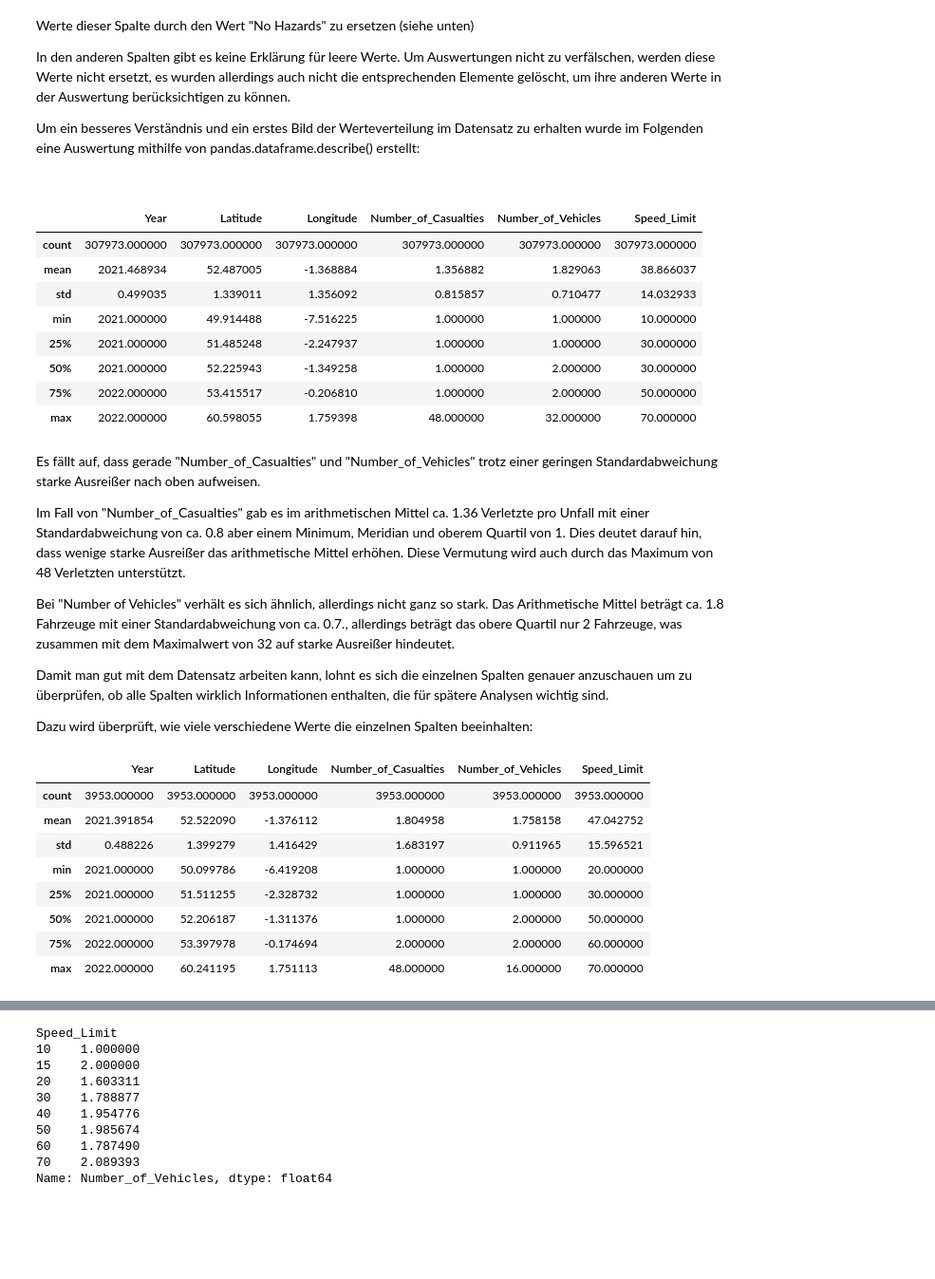
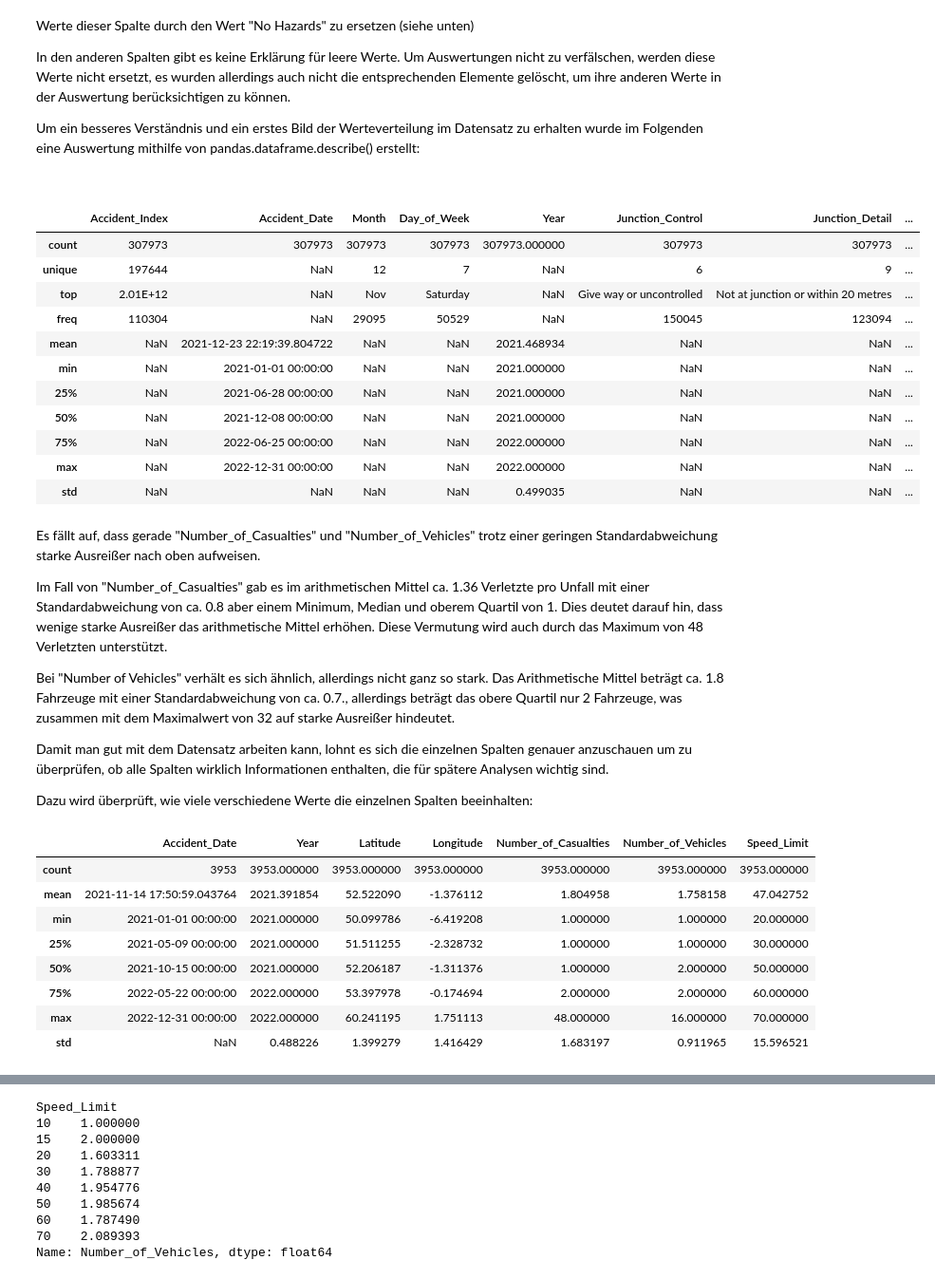
Before and after one commit to bentleman-byte/Credit-Card-Fraud-DSKI, a Jupyter notebook: Road_Accident.ipynb, the cells around one changed output, grey strips where cells are left out. Shown at 95% size. Drawn from its saved outputs; the diff is of its cells as text; code cells hidden in the pictures; blank space fills up the shorter version.

```diff
--- a/Road_Accident.ipynb
+++ b/Road_Accident.ipynb
@@ -50,3 +50,19 @@ import matplotlib.pyplot as plt
 
 #Erstellung des Dataframes aus der CSV Datei
 df = pd.read_csv("Road_Accident_Data.csv")
+# %%
+#Vorgezogene Datenbereinigung: Korrektut der Wochentage
+
+#errors="coerce" wandelt fehlerhafte Datumsangaben in NaT um, dayfirst=False gibt an, dass das Datum im Format Monat/Tag/Jahr vorliegt
+df["Accident_Date"] = pd.to_datetime(df["Accident_Date"], dayfirst=False, errors="coerce")
+
+#Gibt Fehlerhafte Tagesangaben aus, die nicht mit dem Wochentag übereinstimmen
+fehlerhafte_tage = (df["Day_of_Week"] != df["Accident_Date"].dt.day_name()).sum()
+print(f"Vorher: Anzahl Zeilen mit falschem Wochentag: {fehlerhafte_tage}")
+
+#ersetzt die fehlerhaften Tagesangaben durch die korrekten Wochentage
+df["Day_of_Week"] = df["Accident_Date"].dt.day_name()
+
+#Gibt Fehlerhafte Tagesangaben aus, die nicht mit dem Wochentag übereinstimmen
+fehlerhafte_tage = (df["Day_of_Week"] != df["Accident_Date"].dt.day_name()).sum()
+print(f"Nachher: Anzahl Zeilen mit falschem Wochentag: {fehlerhafte_tage}")
@@ -101,6 +119,8 @@ df.head()
 Als nächstes werden allgemeine Informationen über den Datensatz untersucht:
 # %%
 #Informationen über den Datensatz ausgeben
+pd.set_option('display.max_rows', None)
+pd.set_option('display.max_columns', None)
 df.info()
 # %% [output]
 <class 'pandas.DataFrame'>
@@ -134,21 +154,24 @@ Um ein besseres Verständnis und ein erstes Bild der Werteverteilung im Datensat
 <br>
 # %%
 #Auswertung der Werteverteilung der kardinal skalierten Attribute
-df.describe()
+df.describe(include = "all")
 # %% [output]
-|  | Year | Latitude | Longitude | Number_of_Casualties | Number_of_Vehicles | Speed_Limit |
-| count | 307973.000000 | 307973.000000 | 307973.000000 | 307973.000000 | 307973.000000 | 307973.000000 |
-| mean | 2021.468934 | 52.487005 | -1.368884 | 1.356882 | 1.829063 | 38.866037 |
-| std | 0.499035 | 1.339011 | 1.356092 | 0.815857 | 0.710477 | 14.032933 |
-| min | 2021.000000 | 49.914488 | -7.516225 | 1.000000 | 1.000000 | 10.000000 |
-| 25% | 2021.000000 | 51.485248 | -2.247937 | 1.000000 | 1.000000 | 30.000000 |
-| 50% | 2021.000000 | 52.225943 | -1.349258 | 1.000000 | 2.000000 | 30.000000 |
-| 75% | 2022.000000 | 53.415517 | -0.206810 | 1.000000 | 2.000000 | 50.000000 |
-| max | 2022.000000 | 60.598055 | 1.759398 | 48.000000 | 32.000000 | 70.000000 |
+|  | Accident_Index | Accident_Date | Month | Day_of_Week | Year | Junction_Control | Junction_Detail | ... |
+| count | 307973 | 307973 | 307973 | 307973 | 307973.000000 | 307973 | 307973 | ... |
+| unique | 197644 | NaN | 12 | 7 | NaN | 6 | 9 | ... |
+| top | 2.01E+12 | NaN | Nov | Saturday | NaN | Give way or uncontrolled | Not at junction or within 20 metres | ... |
+| freq | 110304 | NaN | 29095 | 50529 | NaN | 150045 | 123094 | ... |
+| mean | NaN | 2021-12-23 22:19:39.804722 | NaN | NaN | 2021.468934 | NaN | NaN | ... |
+| min | NaN | 2021-01-01 00:00:00 | NaN | NaN | 2021.000000 | NaN | NaN | ... |
+| 25% | NaN | 2021-06-28 00:00:00 | NaN | NaN | 2021.000000 | NaN | NaN | ... |
+| 50% | NaN | 2021-12-08 00:00:00 | NaN | NaN | 2021.000000 | NaN | NaN | ... |
+| 75% | NaN | 2022-06-25 00:00:00 | NaN | NaN | 2022.000000 | NaN | NaN | ... |
+| max | NaN | 2022-12-31 00:00:00 | NaN | NaN | 2022.000000 | NaN | NaN | ... |
+| std | NaN | NaN | NaN | NaN | 0.499035 | NaN | NaN | ... |
 # %% [markdown]
 Es fällt auf, dass gerade "Number_of_Casualties" und "Number_of_Vehicles" trotz einer geringen Standardabweichung starke Ausreißer nach oben aufweisen.
 
-Im Fall von "Number_of_Casualties" gab es im arithmetischen Mittel ca. 1.36 Verletzte pro Unfall mit einer Standardabweichung von ca. 0.8 aber einem Minimum, Meridian und oberem Quartil von 1. Dies deutet darauf hin, dass wenige starke Ausreißer das arithmetische Mittel erhöhen. Diese Vermutung wird auch durch das Maximum von 48 Verletzten unterstützt.
+Im Fall von "Number_of_Casualties" gab es im arithmetischen Mittel ca. 1.36 Verletzte pro Unfall mit einer Standardabweichung von ca. 0.8 aber einem Minimum, Median und oberem Quartil von 1. Dies deutet darauf hin, dass wenige starke Ausreißer das arithmetische Mittel erhöhen. Diese Vermutung wird auch durch das Maximum von 48 Verletzten unterstützt.
 
 Bei "Number of Vehicles" verhält es sich ähnlich, allerdings nicht ganz so stark. Das Arithmetische Mittel beträgt ca. 1.8 Fahrzeuge mit einer Standardabweichung von ca. 0.7., allerdings beträgt das obere Quartil nur 2 Fahrzeuge, was zusammen mit dem Maximalwert von 32 auf starke Ausreißer hindeutet.
 
@@ -159,15 +182,15 @@ Dazu wird überprüft, wie viele verschiedene Werte die einzelnen Spalten beeinh
 # %%
 df[df["Accident_Severity"] == "Fatal"].describe()
 # %% [output]
-|  | Year | Latitude | Longitude | Number_of_Casualties | Number_of_Vehicles | Speed_Limit |
-| count | 3953.000000 | 3953.000000 | 3953.000000 | 3953.000000 | 3953.000000 | 3953.000000 |
-| mean | 2021.391854 | 52.522090 | -1.376112 | 1.804958 | 1.758158 | 47.042752 |
-| std | 0.488226 | 1.399279 | 1.416429 | 1.683197 | 0.911965 | 15.596521 |
-| min | 2021.000000 | 50.099786 | -6.419208 | 1.000000 | 1.000000 | 20.000000 |
-| 25% | 2021.000000 | 51.511255 | -2.328732 | 1.000000 | 1.000000 | 30.000000 |
-| 50% | 2021.000000 | 52.206187 | -1.311376 | 1.000000 | 2.000000 | 50.000000 |
-| 75% | 2022.000000 | 53.397978 | -0.174694 | 2.000000 | 2.000000 | 60.000000 |
-| max | 2022.000000 | 60.241195 | 1.751113 | 48.000000 | 16.000000 | 70.000000 |
+|  | Accident_Date | Year | Latitude | Longitude | Number_of_Casualties | Number_of_Vehicles | Speed_Limit |
+| count | 3953 | 3953.000000 | 3953.000000 | 3953.000000 | 3953.000000 | 3953.000000 | 3953.000000 |
+| mean | 2021-11-14 17:50:59.043764 | 2021.391854 | 52.522090 | -1.376112 | 1.804958 | 1.758158 | 47.042752 |
+| min | 2021-01-01 00:00:00 | 2021.000000 | 50.099786 | -6.419208 | 1.000000 | 1.000000 | 20.000000 |
+| 25% | 2021-05-09 00:00:00 | 2021.000000 | 51.511255 | -2.328732 | 1.000000 | 1.000000 | 30.000000 |
+| 50% | 2021-10-15 00:00:00 | 2021.000000 | 52.206187 | -1.311376 | 1.000000 | 2.000000 | 50.000000 |
+| 75% | 2022-05-22 00:00:00 | 2022.000000 | 53.397978 | -0.174694 | 2.000000 | 2.000000 | 60.000000 |
+| max | 2022-12-31 00:00:00 | 2022.000000 | 60.241195 | 1.751113 | 48.000000 | 16.000000 | 70.000000 |
+| std | NaN | 0.488226 | 1.399279 | 1.416429 | 1.683197 | 0.911965 | 15.596521 |
 # %%
 df[df["Accident_Severity"] == "Serious"].describe()
 # %% [output]
```
Also changed, not shown: parts of 8 cells of this notebook.
